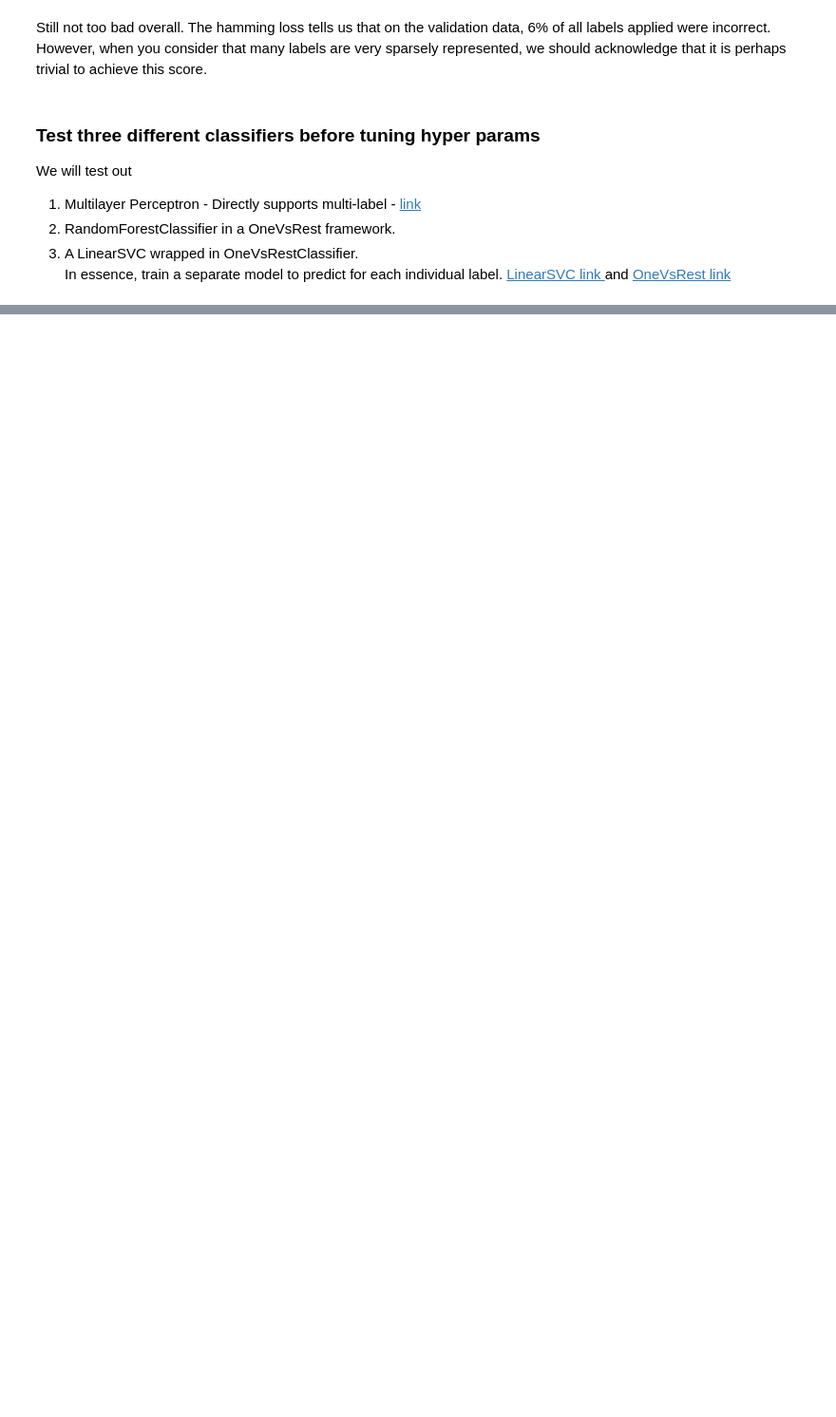
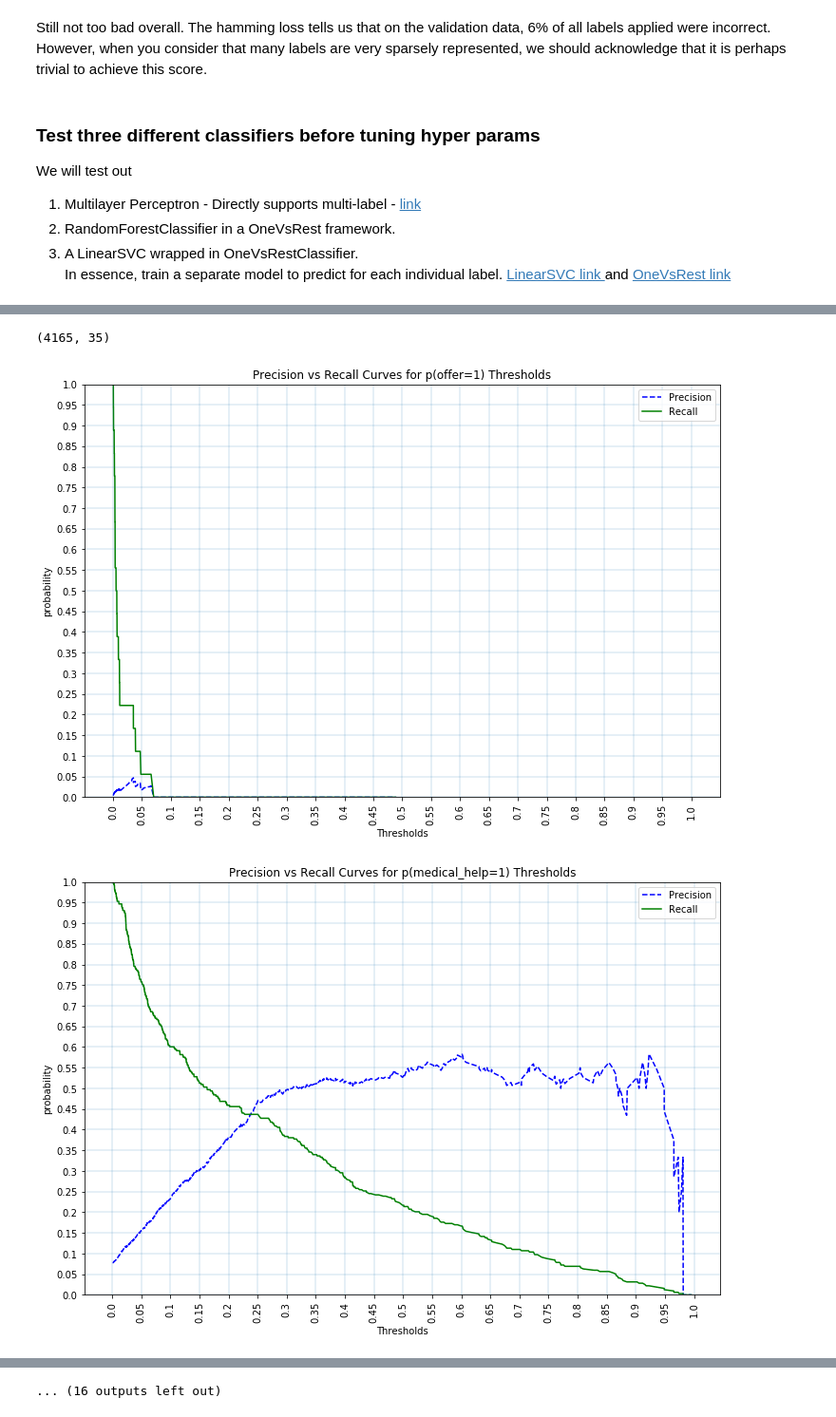
Before and after one commit to jfwilliams92/disaster-response, a Jupyter notebook: disaster_response_pipeline_project/exploration/Disaster Response Modeling.ipynb, the cells around one changed output, grey strips where cells are left out. Shown at 95% size. Cells and saved outputs as stored; diff of their text form; code cells hidden in the pictures; blank space fills up the shorter version.

```diff
--- a/disaster_response_pipeline_project/exploration/Disaster Response Modeling.ipynb
+++ b/disaster_response_pipeline_project/exploration/Disaster Response Modeling.ipynb
@@ -782,0 +610,16 @@ Use the template file attached in the Resources folder to write a script that ru
+# %%
+from sklearn.linear_model import LogisticRegression
+
+pipeline_log = Pipeline([
+    ('msg_tokenizer', MessageTokenizer()),
+    # Count Vectorizer with Tokenizer
+    ('count_vec', CountVectorizer()),
+    # TF-IDF Transformer
+    ('tfidf', TfidfTransformer()),
+    # classifier - one classifier per label
+    ('clf', OneVsRestClassifier(LogisticRegression()))
+])
+
+pipeline_log.fit(X_train, y_train)
+y_pred_log = pipeline_log.predict(X_train)
+y_pred_val_log = pipeline_log.predict(X_val)
@@ -782,0 +686,17 @@ Use the template file attached in the Resources folder to write a script that ru
+# %%
+# refit with params
+
+pipeline_log = Pipeline([
+    ('msg_tokenizer', MessageTokenizer(remove_stops=False, lemmatize=True)),
+    # Count Vectorizer with Tokenizer
+    ('count_vec', CountVectorizer(ngram_range=(1,4), max_features=1000)),
+    # TF-IDF Transformer
+    ('tfidf', TfidfTransformer(norm='l2', use_idf=False, smooth_idf=False)),
+    # classifier - one classifier per label
+    ('clf', OneVsRestClassifier(LogisticRegression(C=10, dual=True, class_weight=None)))
+])
+
+pipeline_log.fit(X_train, y_train)
+y_pred_log = pipeline_log.predict(X_train)
+y_pred_val_log = pipeline_log.predict(X_val)
+y_prob_val_log = pipeline_log.predict_proba(X_val)
@@ -782,0 +737,3 @@ Use the template file attached in the Resources folder to write a script that ru
+# %%
+# inspect model output for labels where the proportion of positive instances is <= 10%
+cols_to_inspect = Y.columns[Y.mean(axis=0) <= 0.10]
@@ -782,0 +793,4 @@ Use the template file attached in the Resources folder to write a script that ru
+# %%
+y_prob_val_log.shape
+# %% [output]
+(4165, 35)
@@ -782,0 +803,11 @@ Use the template file attached in the Resources folder to write a script that ru
+# %%
+axes = []
+for idx, col in enumerate(Y.columns):
+    if col in cols_to_inspect:
+        y_scores = y_prob_val_log[:, idx]
+        y_true = y_val.values[:, idx]
+        precision_recall_vs_thresholds(y_true, y_scores, label=col, plot_grid=True)
+        plt.show()
+# %% [output]
+[figure, added]
+[figure, added]
@@ -782,0 +824 @@ Use the template file attached in the Resources folder to write a script that ru
+... (16 outputs left out)
```
Also changed, not shown: parts of 50 cells of this notebook.
